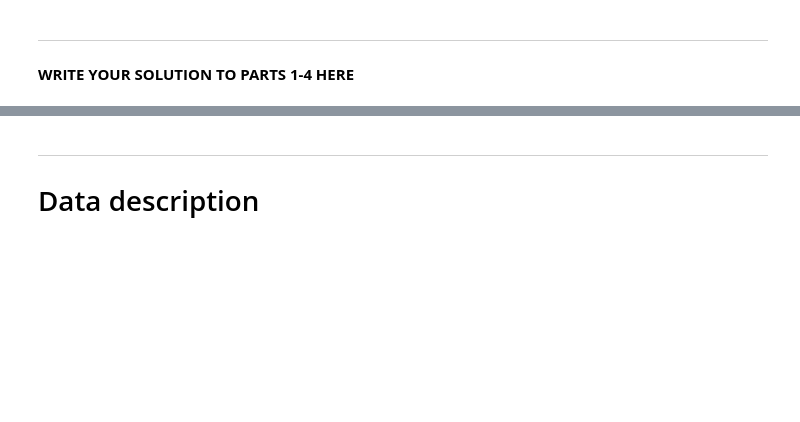
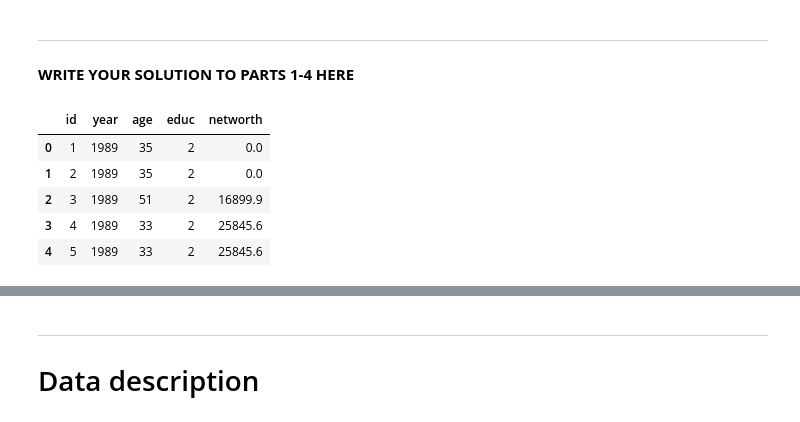
Before and after one commit to JacobBohn/TECH2-H25-assignment2, a Jupyter notebook: assignment2.ipynb, the cells around one changed output, grey strips where cells are left out. Cells and saved outputs as stored; diff of their text form; code cells hidden in the pictures; blank space fills up the shorter version.

```diff
--- a/assignment2.ipynb
+++ b/assignment2.ipynb
@@ -72,3 +58,24 @@ df= pd.read_csv(data)
 # %% [markdown]
 ***
 **WRITE YOUR SOLUTION TO PARTS 1-4 HERE**
+# %%
+import pandas as pd
+import numpy as np
+import matplotlib as mpl
+import matplotlib.pyplot as plt
+
+
+filepath= '/Users/jacob/Documents/TECH2/week1/TECH2-H25-assignment2/'
+
+data= f'{filepath}SCF_10pct.csv'
+
+df= pd.read_csv(data)
+
+df.head()
+# %% [output]
+|  | id | year | age | educ | networth |
+| 0 | 1 | 1989 | 35 | 2 | 0.0 |
+| 1 | 2 | 1989 | 35 | 2 | 0.0 |
+| 2 | 3 | 1989 | 51 | 2 | 16899.9 |
+| 3 | 4 | 1989 | 33 | 2 | 25845.6 |
+| 4 | 5 | 1989 | 33 | 2 | 25845.6 |
```
Also changed, not shown: parts of 7 cells of this notebook.
